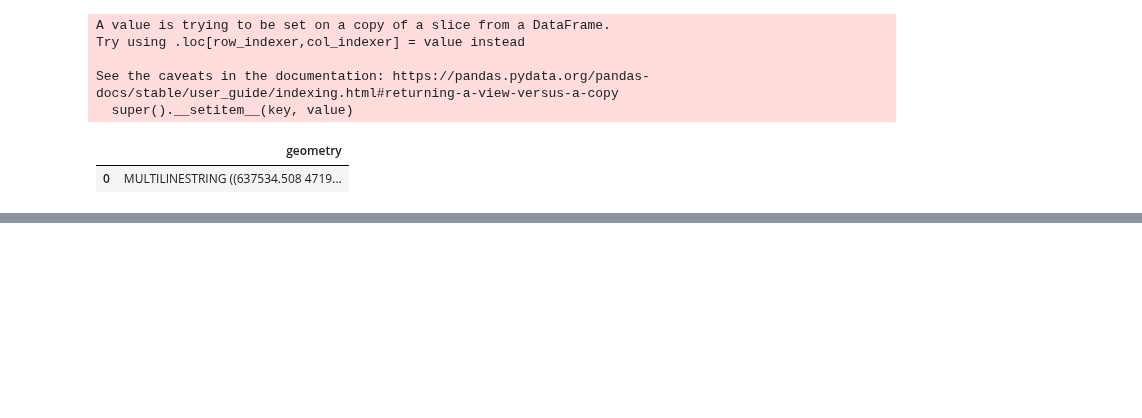
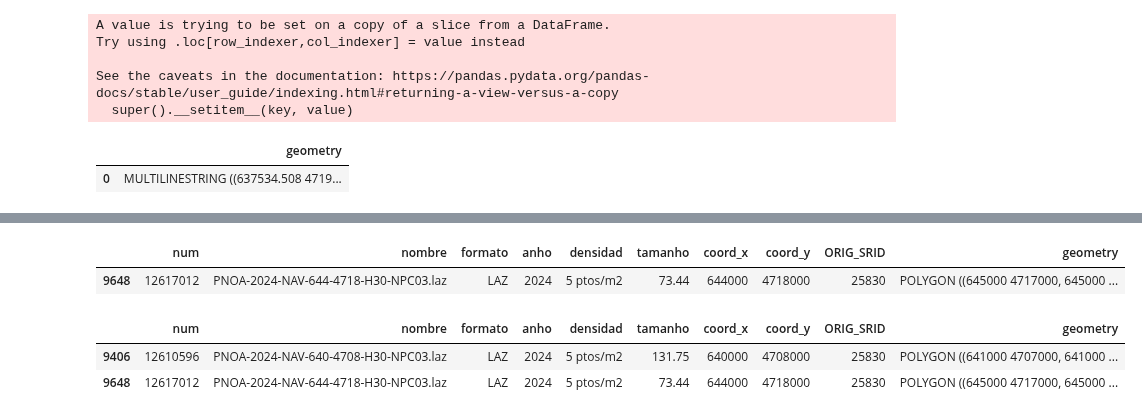
Before and after one commit to bartulo/anexo-2026, a Jupyter notebook: temp.ipynb, the cells around one changed output, grey strips where cells are left out. Cells and saved outputs as stored; diff of their text form; code cells hidden in the pictures; blank space fills up the shorter version.

```diff
--- a/temp.ipynb
+++ b/temp.ipynb
@@ -83,0 +102,21 @@ p2.to_file('PEG/propuesta_PEG_v2.gpkg')
+# %%
+k[k.nombre.isin(fi)]
+# %% [output]
+|  | num | nombre | formato | anho | densidad | tamanho | coord_x | coord_y | ORIG_SRID | geometry |
+| 9648 | 12617012 | PNOA-2024-NAV-644-4718-H30-NPC03.laz | LAZ | 2024 | 5 ptos/m2 | 73.44 | 644000 | 4718000 | 25830 | POLYGON ((645000 4717000, 645000 ... |
+# %%
+import glob
+
+a = glob.glob('BRUTOS/LIDAR/SANGUESA/PNOA_2024*')
+# %%
+k = j[j.nombre.str.endswith('NPC03.laz')]
+# %%
+f = [x.split('/')[-1] for x in a]
+# %%
+fi = [x.replace('_', '-') for x in f]
+# %%
+k[~k.nombre.isin(fi)]
+# %% [output]
+|  | num | nombre | formato | anho | densidad | tamanho | coord_x | coord_y | ORIG_SRID | geometry |
+| 9406 | 12610596 | PNOA-2024-NAV-640-4708-H30-NPC03.laz | LAZ | 2024 | 5 ptos/m2 | 131.75 | 640000 | 4708000 | 25830 | POLYGON ((641000 4707000, 641000 ... |
+| 9648 | 12617012 | PNOA-2024-NAV-644-4718-H30-NPC03.laz | LAZ | 2024 | 5 ptos/m2 | 73.44 | 644000 | 4718000 | 25830 | POLYGON ((645000 4717000, 645000 ... |
```
Also changed, not shown: parts of 7 cells of this notebook, 6 other files.
